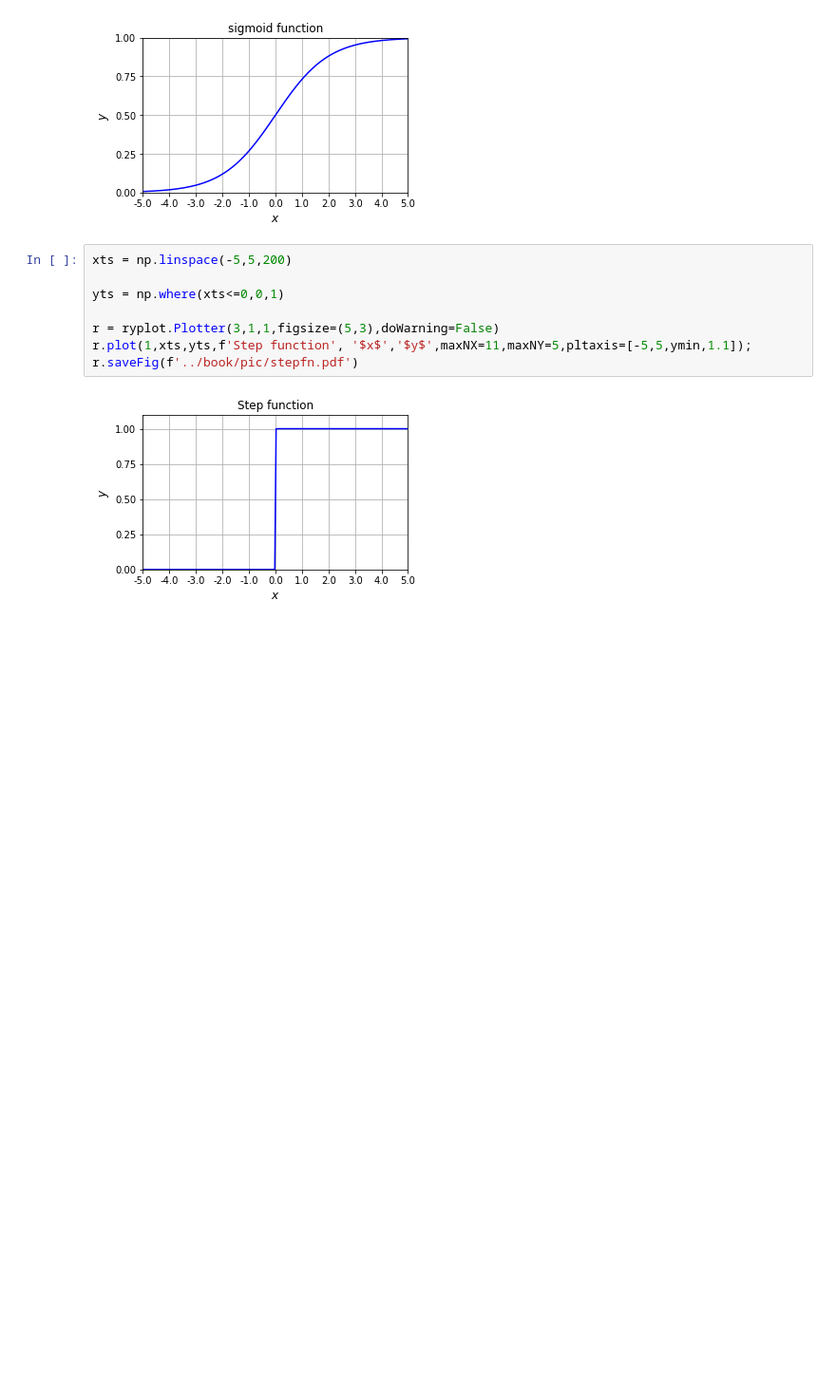
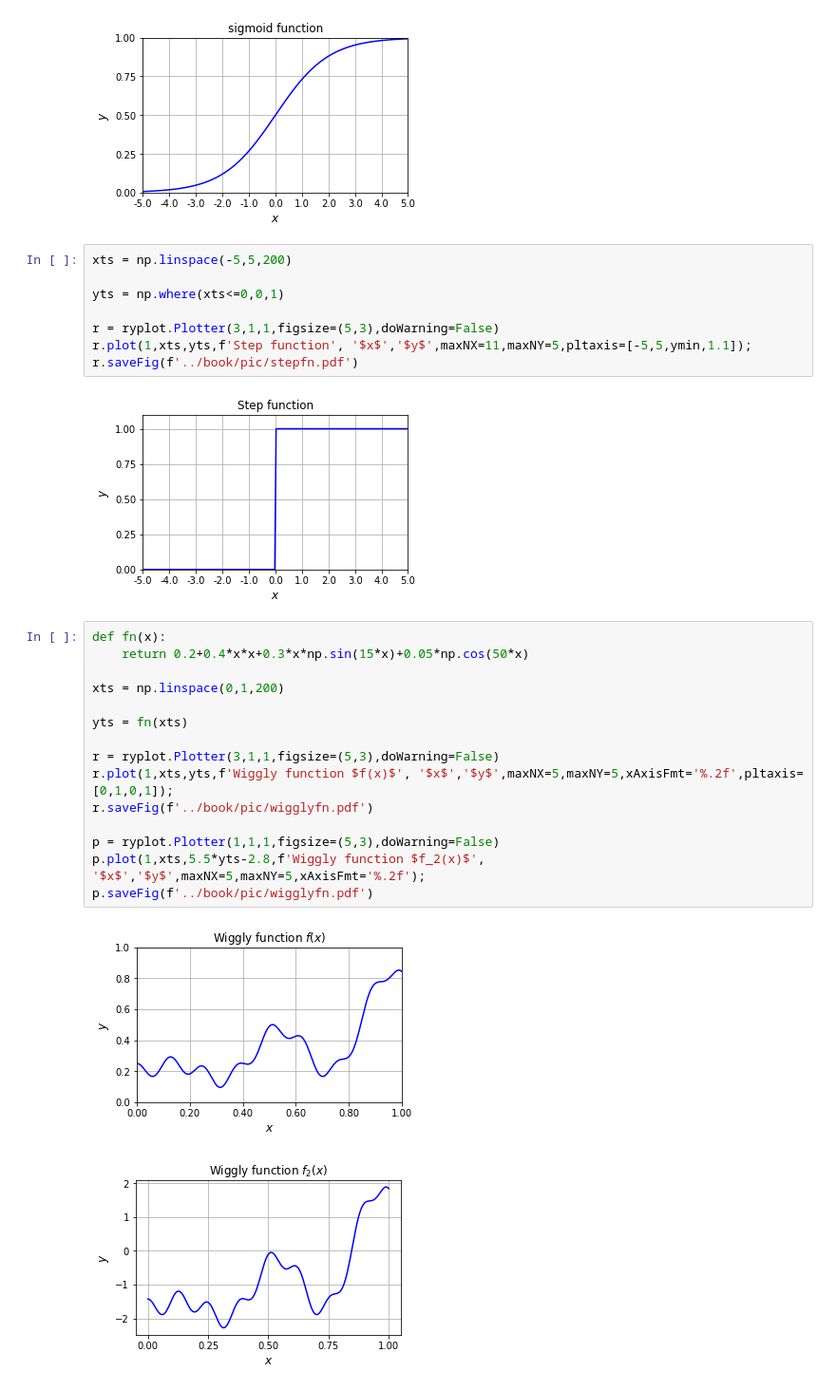
Before and after one commit to NelisW/NeuralNetworks-DeepLearning-Notes, a Jupyter notebook: code/nonlinfuncs.ipynb, the cells around one changed output. Shown: that part at 95% size. Drawn from its saved outputs; the diff is of its cells as text; blank space fills up the shorter version.

```diff
--- a/code/nonlinfuncs.ipynb
+++ b/code/nonlinfuncs.ipynb
@@ -61,3 +61,21 @@ r.plot(1,xts,yts,f'Step function', '$x$','$y$',maxNX=11,maxNY=5,pltaxis=[-5,5,ym
 r.saveFig(f'../book/pic/stepfn.pdf')
 # %% [output]
 [figure]
+# %%
+def fn(x):
+    return 0.2+0.4*x*x+0.3*x*np.sin(15*x)+0.05*np.cos(50*x)
+
+xts = np.linspace(0,1,200)
+
+yts = fn(xts)
+
+r = ryplot.Plotter(3,1,1,figsize=(5,3),doWarning=False)
+r.plot(1,xts,yts,f'Wiggly function $f(x)$', '$x$','$y$',maxNX=5,maxNY=5,xAxisFmt='%.2f',pltaxis=[0,1,0,1]);
+r.saveFig(f'../book/pic/wigglyfn.pdf')
+
+p = ryplot.Plotter(1,1,1,figsize=(5,3),doWarning=False)
+p.plot(1,xts,5.5*yts-2.8,f'Wiggly function $f_2(x)$', '$x$','$y$',maxNX=5,maxNY=5,xAxisFmt='%.2f');
+p.saveFig(f'../book/pic/wigglyfn.pdf')
+# %% [output]
+[figure, added]
+[figure, added]
```
Also changed, not shown: 5 other files.
